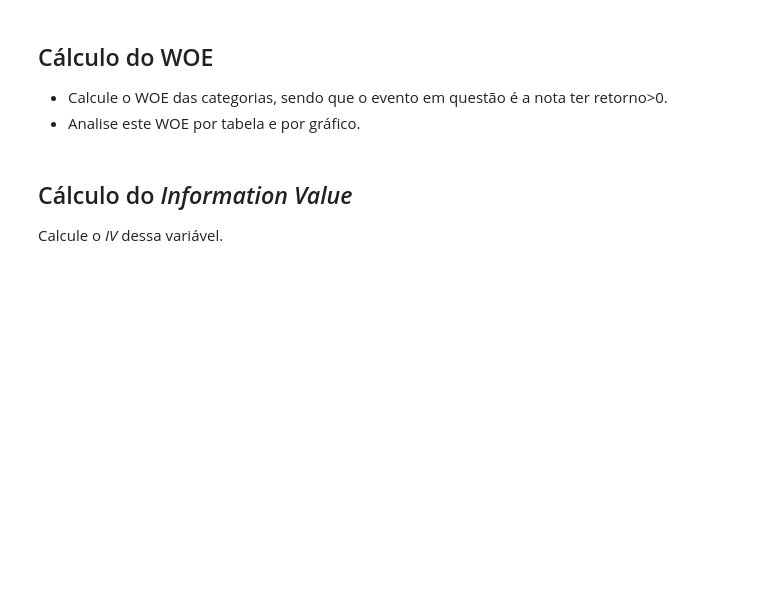
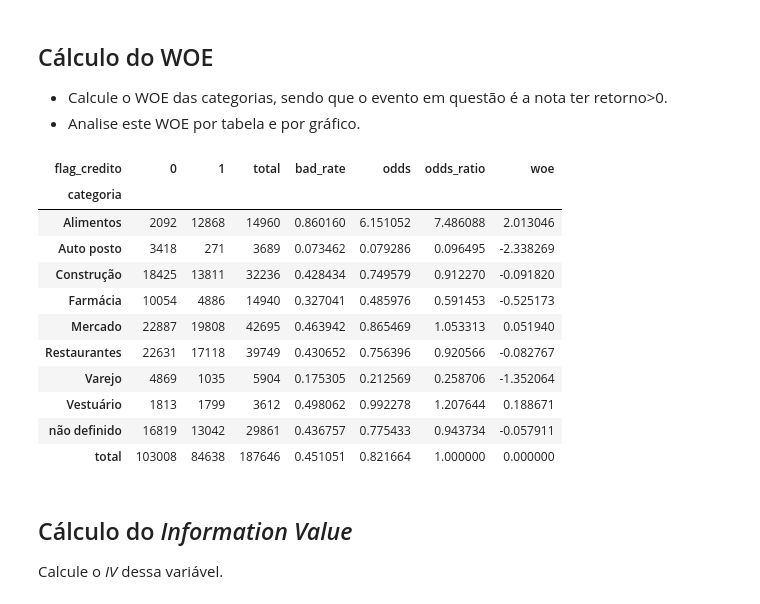
Before and after one commit to njuliacsouza/_projetosEBAC, a Jupyter notebook: Atividade_Curso-Ciencia_de_Dados/Atividade_Modulo_36/ProfCientistaDados m36_supportmaterial_exercise01.ipynb, the cells around one changed output. Saved outputs shown, nothing was run; the diff lists cells and outputs as text; code cells hidden in the pictures; blank space fills up the shorter version.

```diff
--- a/Atividade_Curso-Ciencia_de_Dados/Atividade_Modulo_36/ProfCientistaDados m36_supportmaterial_exercise01.ipynb
+++ b/Atividade_Curso-Ciencia_de_Dados/Atividade_Modulo_36/ProfCientistaDados m36_supportmaterial_exercise01.ipynb
@@ -70,5 +71,5 @@ len(df_retorno_maior_que_zero)/len(df)
 # %% [output]
 0.45105144793920465
 # %%
-tab = pd.crosstab(df.categoria,df.Retorno, margins=True, margins_name='total')
+tab = pd.crosstab(df.categoria, df.flag_credito, margins=True, margins_name='total')
 tab
@@ -77,6 +91,25 @@ tab
 
 - Calcule o WOE das categorias, sendo que o evento em questão é a nota ter retorno>0.
 - Analise este WOE por tabela e por gráfico.
+# %%
+tab['bad_rate'] = tab[1]/tab['total']
+tab['odds'] = tab[1]/tab[0]
+tab['odds_ratio'] = tab['odds']/tab.loc['total', 'odds']
+tab['woe'] = np.log(tab.odds_ratio)
+tab
+# %% [output]
+| flag_credito | 0 | 1 | total | bad_rate | odds | odds_ratio | woe |
+| categoria |  |  |  |  |  |  |  |
+| Alimentos | 2092 | 12868 | 14960 | 0.860160 | 6.151052 | 7.486088 | 2.013046 |
+| Auto posto | 3418 | 271 | 3689 | 0.073462 | 0.079286 | 0.096495 | -2.338269 |
+| Construção | 18425 | 13811 | 32236 | 0.428434 | 0.749579 | 0.912270 | -0.091820 |
+| Farmácia | 10054 | 4886 | 14940 | 0.327041 | 0.485976 | 0.591453 | -0.525173 |
+| Mercado | 22887 | 19808 | 42695 | 0.463942 | 0.865469 | 1.053313 | 0.051940 |
+| Restaurantes | 22631 | 17118 | 39749 | 0.430652 | 0.756396 | 0.920566 | -0.082767 |
+| Varejo | 4869 | 1035 | 5904 | 0.175305 | 0.212569 | 0.258706 | -1.352064 |
+| Vestuário | 1813 | 1799 | 3612 | 0.498062 | 0.992278 | 1.207644 | 0.188671 |
+| não definido | 16819 | 13042 | 29861 | 0.436757 | 0.775433 | 0.943734 | -0.057911 |
+| total | 103008 | 84638 | 187646 | 0.451051 | 0.821664 | 1.000000 | 0.000000 |
 # %% [markdown]
 ## Cálculo do *Information Value*
 
```
Also changed, not shown: parts of 4 cells of this notebook.
